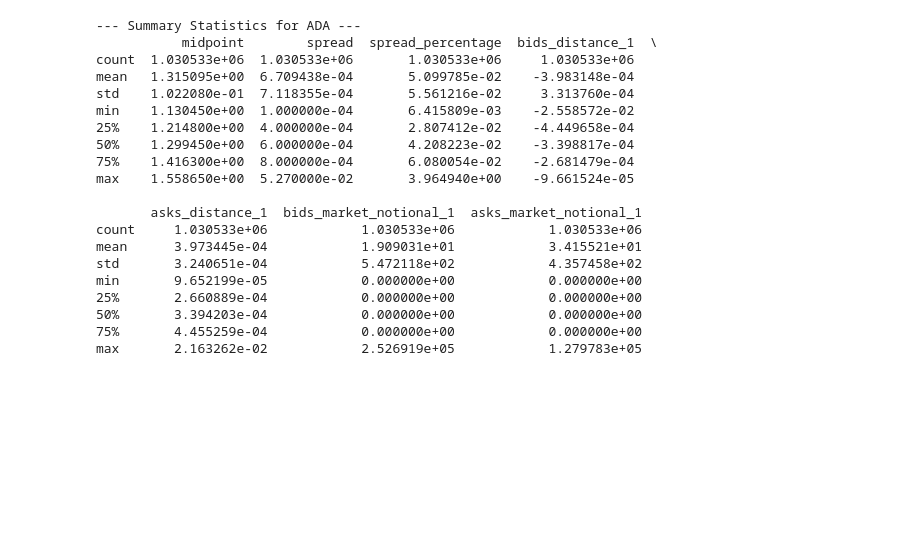
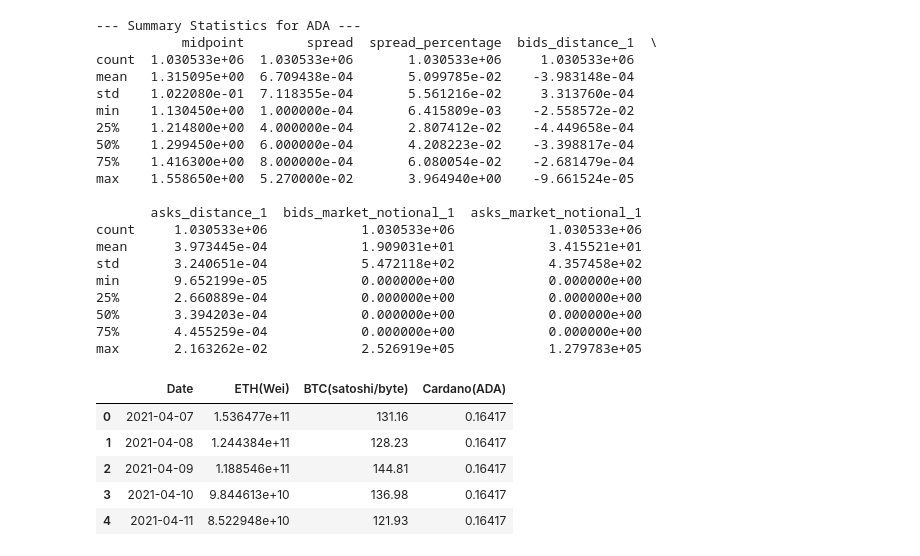
Before and after one commit to andreaonorato/Transaction-Cost-Analysis-in-High-Frequency-Trading, a Jupyter notebook: Data_Preprocessing.ipynb, the cells around one changed output. Saved outputs shown, nothing was run; the diff lists cells and outputs as text; code cells hidden in the pictures; blank space fills up the shorter version.

```diff
--- a/Data_Preprocessing.ipynb
+++ b/Data_Preprocessing.ipynb
@@ -356,6 +214,21 @@ min       9.652199e-05            0.000000e+00            0.000000e+00
 50%       3.394203e-04            0.000000e+00            0.000000e+00
 75%       4.455259e-04            0.000000e+00            0.000000e+00
 max       2.163262e-02            2.526919e+05            1.279783e+05
+# %%
+df_fees = pd.read_excel("data/Decentralized/Fees_ETH_BTC.xlsx" )
+# Convert the numeric columns to float
+df_fees['Date'] = pd.to_datetime(df_fees['Date']).dt.date
+df_fees["ETH(Wei)"] = df_fees["ETH(Wei)"].astype(float)
+df_fees["BTC(satoshi/byte)"] = df_fees["BTC(satoshi/byte)"].str.replace(",", ".").astype(float)
+df_fees["Cardano(ADA)"] = df_fees["Cardano(ADA)"].str.replace(",", ".").astype(float)
+df_fees.head()
+# %% [output]
+|  | Date | ETH(Wei) | BTC(satoshi/byte) | Cardano(ADA) |
+| 0 | 2021-04-07 | 1.536477e+11 | 131.16 | 0.16417 |
+| 1 | 2021-04-08 | 1.244384e+11 | 128.23 | 0.16417 |
+| 2 | 2021-04-09 | 1.188546e+11 | 144.81 | 0.16417 |
+| 3 | 2021-04-10 | 9.844613e+10 | 136.98 | 0.16417 |
+| 4 | 2021-04-11 | 8.522948e+10 | 121.93 | 0.16417 |
 # %%
 def calculate_imbalance(row):
     bid_notional = row["bids_market_notional_1"]
```
Also changed, not shown: parts of 9 cells of this notebook, 4 other files.
